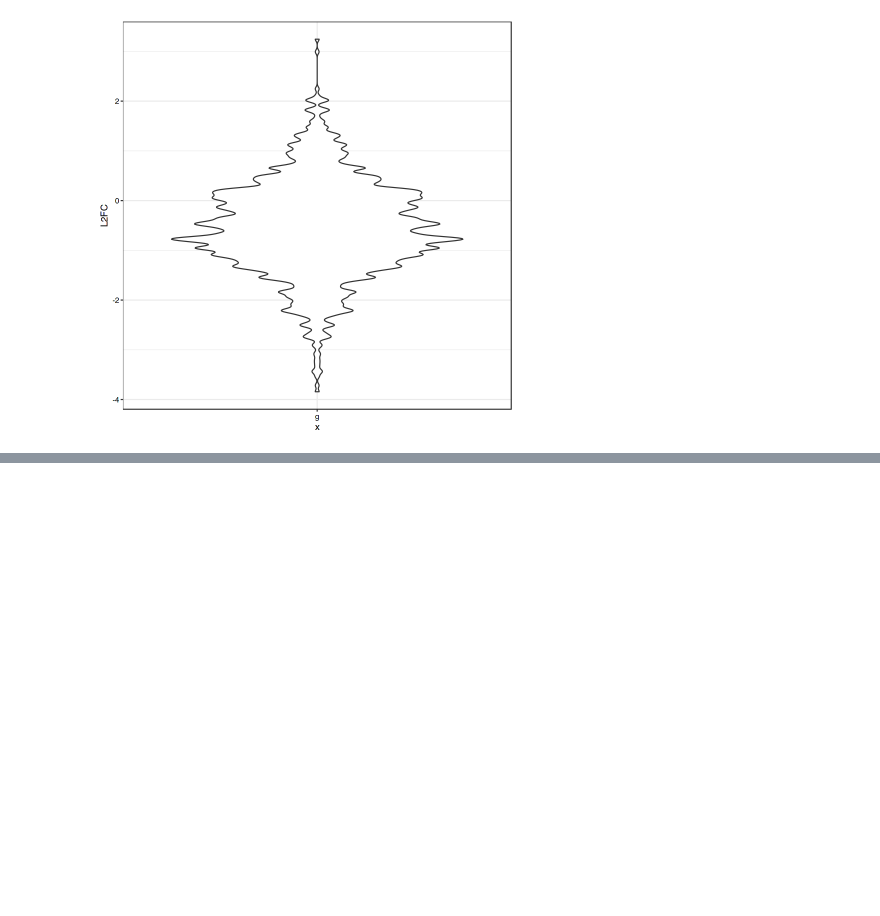
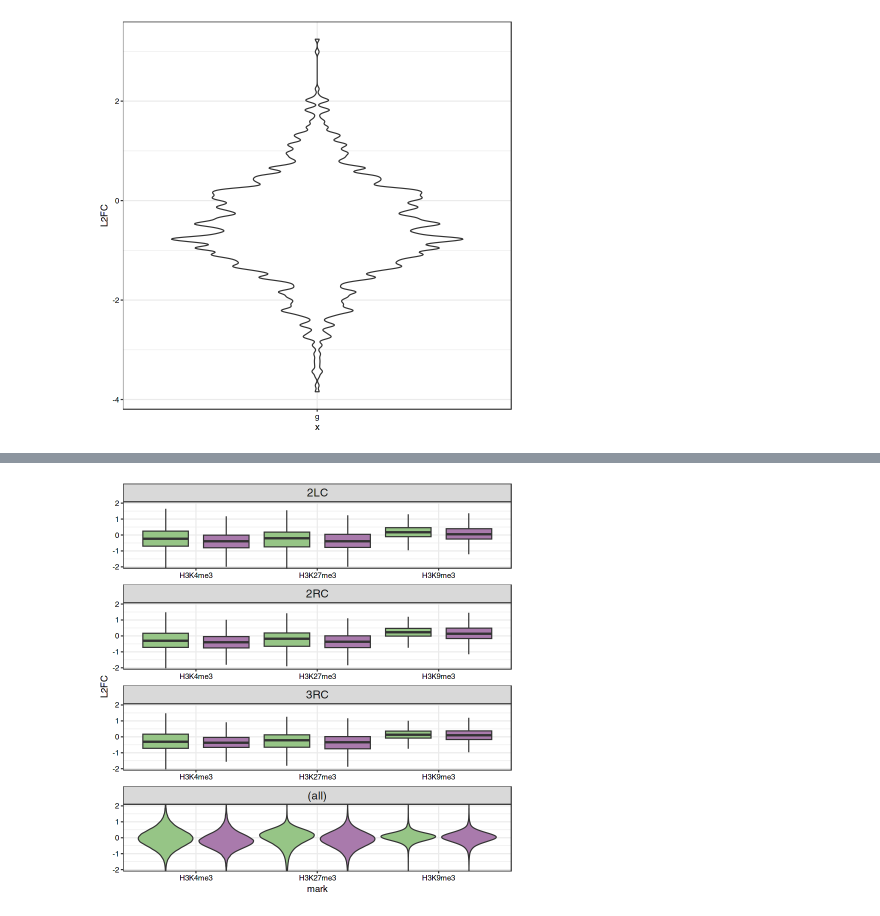
Before and after one commit to ringw/Upd-Germline-Genomics, a Jupyter notebook: illustrations/CHIC-Diff-Rep-Program.ipynb, the cells around one changed output, grey strips where cells are left out. Saved outputs shown, nothing was run; the diff lists cells and outputs as text; code cells hidden in the pictures; blank space fills up the shorter version.

```diff
--- a/illustrations/CHIC-Diff-Rep-Program.ipynb
+++ b/illustrations/CHIC-Diff-Rep-Program.ipynb
@@ -155,3 +216,56 @@ earlier
+# %%
+earlier2 <- subset(
+  data,
+  classification == "GermlineEarlier"
+) %>%
+  with(
+    rbind(
+      tibble(mark, L2FC, celltype, region) %>%
+        subset(region %in% c("2LC", "2RC", "3RC")) %>%
+        mutate(region = region %>% factor(c("2LC", "2RC", "3RC", "(all)"))),
+      tibble(mark, L2FC, celltype, region) %>%
+        mutate(region = "(all)")
+    )
+  ) %>%
+  ggplot(
+    aes(mark, L2FC, fill=celltype)
+  ) +
+  facet_wrap(vars(region), scales = "free", ncol = 1) +
+  geom_blank(
+    data = cross_join(
+      tibble(region = c("2LC", "2RC", "3RC", "(all)") %>% factor(., .), L2FC = 0),
+      tibble(celltype = "Germline", mark = levels(data$mark) %>% factor(., .))
+    )
+  ) +
+  geom_violin(
+    data = \(data) data %>%
+      subset(
+        between(L2FC, -5, 5) &
+          !between(L2FC, -1e-4, 1e-4) &
+          region == "(all)"
+      ),
+    bw = 0.05,
+    scale = "width",
+    position = position_dodge(width = 1)
+  ) +
+  geom_boxplot(
+    data = \(data) data %>%
+      subset(
+        between(L2FC, -5, 5) &
+          !between(L2FC, -1e-4, 1e-4) &
+          region != "(all)"
+      ),
+    outlier.shape = NA,
+    position = position_dodge(width = 1)
+  ) +
+  scale_fill_manual(values = cell_type_violin_colors) +
+  coord_cartesian(NULL, c(-1.9, 1.9)) +
+  theme(
+    legend.position = "none"
+  )
+earlier2
+# %% [output]
+[figure, added]
 # %%
 earlier %>%
             `$<-`(
```
Also changed, not shown: parts of 9 cells of this notebook.
